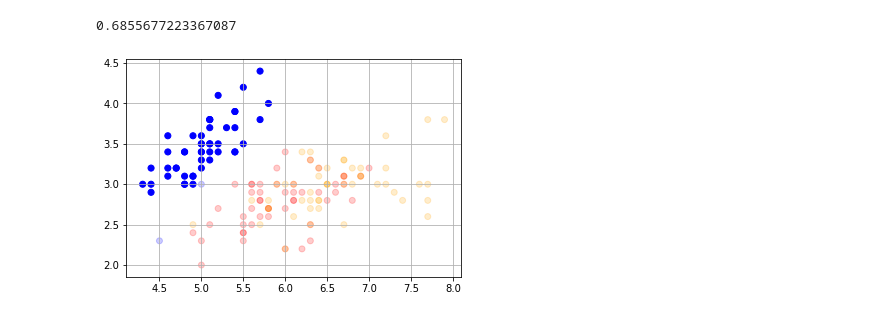
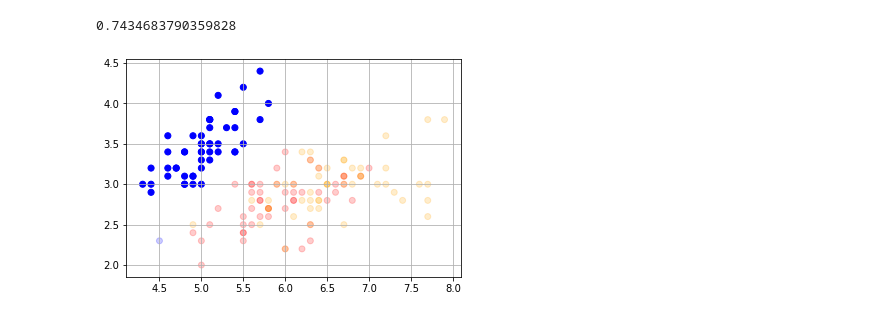
Before and after one commit to tomastokar/pulearn_package, a Jupyter notebook: Untitled.ipynb, the cells around one changed output. Drawn from its saved outputs; the diff is of its cells as text; code cells hidden in the pictures.

Commit message:
Induction

```diff
--- a/Untitled.ipynb
+++ b/Untitled.ipynb
@@ -3,6 +3,28 @@ import matplotlib.pyplot as plt
 import numpy as np
 from sklearn import datasets, svm
 from pulearn.pu import bagging
+# %%
+def induction(mod, X, Y, rel_neg = [], iters = 100):
+    '''
+    Function performs PU inductions (aka. 2-step method)
+    '''
+    p, u = [], []
+    for i, y in enumerate(Y):
+        if y == 1:
+            p.append(i)
+        else:
+            u.append(i)
+
+    n = rel_neg
+    for i in range(iters):
+        proba = (
+            mod
+            .fit(X[p + n], Y[p + n])
+            .predict_proba(X)[:,1]
+        )
+        n = [j for j in u if proba[j] < .5]
+
+    return proba
 # %%
 def bagging(mod, X, Y, iters = 100, r = 0.1):
     '''
@@ -42,4 +83,6 @@ iris = datasets.load_iris()
 X = iris.data[:,:2]
 Y = np.array([1] * p_num  + [0] * (len(X) - p_num))
 mod = svm.SVC(gamma='scale', probability=True)
-pu_proba = bagging(mod, X, Y, iters = 1000, r = .2)
+#pu_proba = bagging(mod, X, Y, iters = 1000, r = .2)
+idx = np.random.choice(np.where(iris.target == 2)[0], 15)
+pu_proba = induction(mod, X, Y, rel_neg= list(idx), iters = 100)
@@ -46,27 +136,28 @@ pu_proba = bagging(mod, X, Y, iters = 1000, r = .2)
 # %%
 cm = {0 : 'blue', 1 : 'red', 2 : 'orange'}
 colors = [cm[t] for t in iris.target]
 p_th = min([p for i, p in enumerate(pu_proba) if Y[i] == 1])
 print(p_th)
+p_th = 0.5
 pred_pos = [i for i, p in enumerate(pu_proba) if p > p_th]
 
 plt.scatter(
     x = X[pred_pos,0],
     y = X[pred_pos,1],
     color = [colors[i] for i in pred_pos]
 )
 
 plt.scatter(
     x = X[:,0],
     y = X[:,1],
     alpha = 0.2,
     color = colors
 )
 plt.grid()
 plt.show()
 # %% [output]
-0.6855677223367087
+0.7434683790359828
-[figure, old version]
+[figure, new version]
 # %%
 assert np.min(pu_proba) < 1.
 assert np.max(pu_proba) > 0.
```
Also changed, not shown: parts of 4 cells of this notebook, 1 other file.
